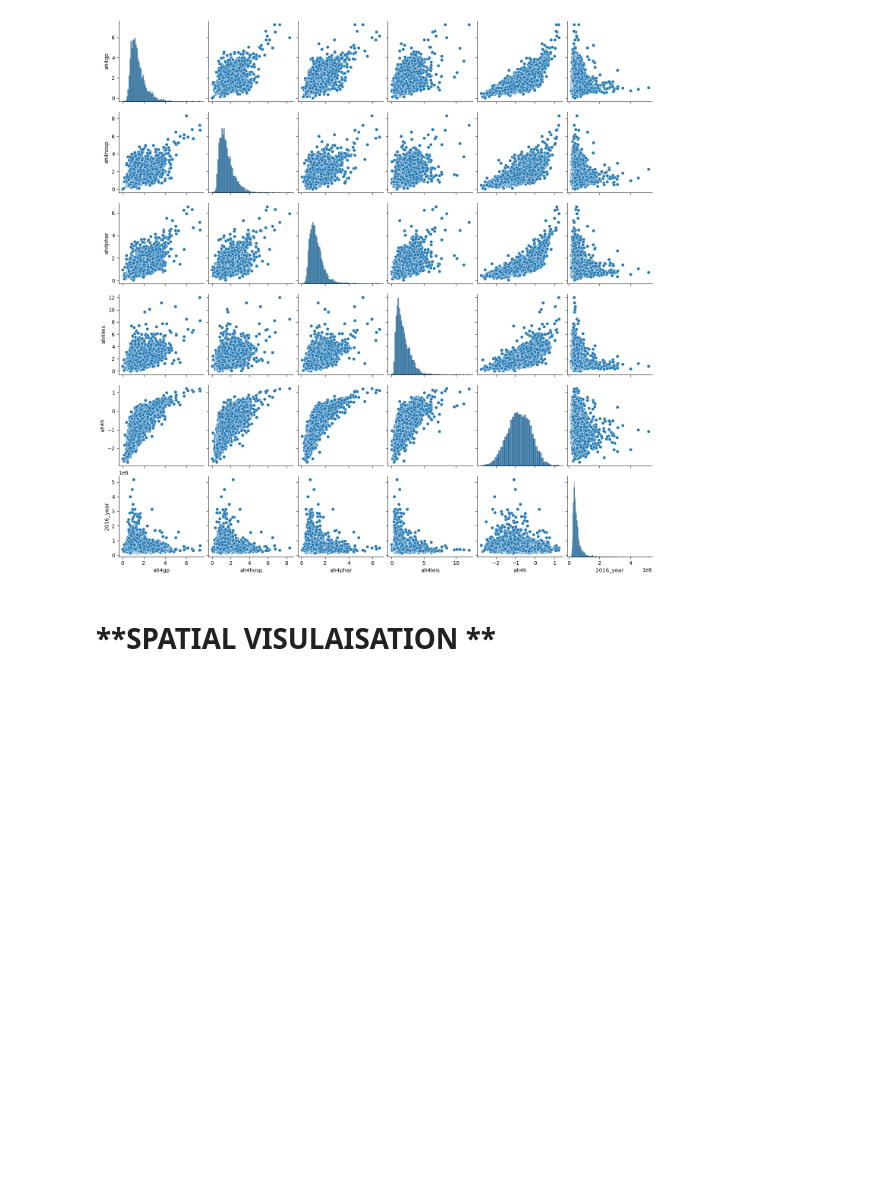
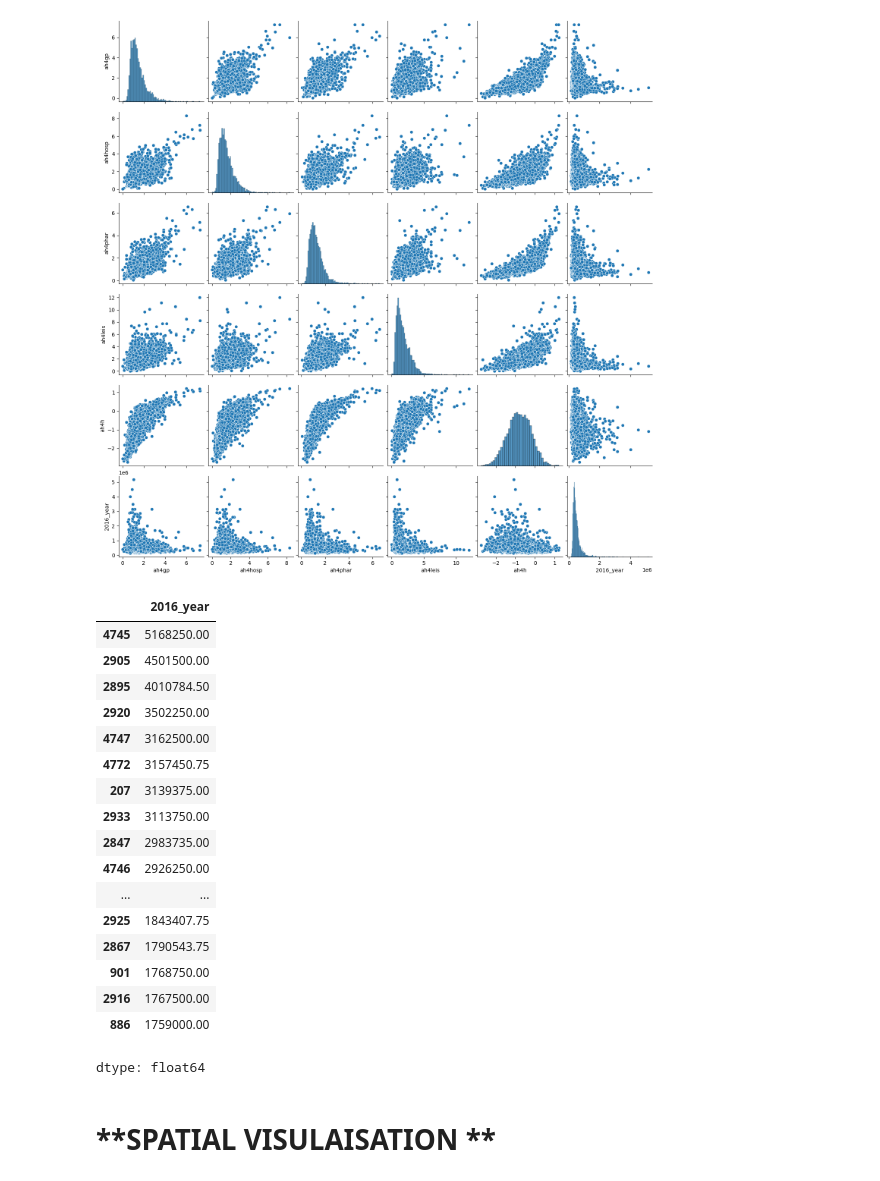
Before and after one commit to Jonathan-C-Barrett/GEOG5990M, a Jupyter notebook: GEOG5003M_Final_Project_template.ipynb, the cells around one changed output. Drawn from its saved outputs; the diff is of its cells as text; code cells hidden in the pictures; blank space fills up the shorter version.

```diff
--- a/GEOG5003M_Final_Project_template.ipynb
+++ b/GEOG5003M_Final_Project_template.ipynb
@@ -268,7 +297,7 @@ health_prop.isnull().sum()
 dtype: int64
 # %%
 #remove duplicated and unneccessary columns from Data base
-health_prop_clean = health_prop.drop(columns=['Code', 'Area', 'LSOA11NM', 'LSOA11CD', 'ObjectId','LAD22NMW','mean'])
+health_prop_clean = health_prop.drop(columns=['Code', 'Area', 'LSOA11NM', 'LSOA11CD', 'ObjectId','LAD22NMW'])
 health_prop_clean.head()
 # %% [output]
 |  | LSOA21CD | ah4dent | ah4gp | ah4hosp | ah4phar | ah4leis | ah4h | Year ending Mar 2016 | ... |
@@ -303,6 +333,28 @@ sns.pairplot(health_prop_clean[['ah4gp', 'ah4hosp', 'ah4phar', 'ah4leis', 'ah4h'
 # %% [output]
 <seaborn.axisgrid.PairGrid at 0x...>
 [figure]
+# %%
+#check for outliers observed in pairplot
+health_prop_clean['2016_year'].nlargest(n=50)
+# %% [output]
+|  | 2016_year |
+| 4745 | 5168250.00 |
+| 2905 | 4501500.00 |
+| 2895 | 4010784.50 |
+| 2920 | 3502250.00 |
+| 4747 | 3162500.00 |
+| 4772 | 3157450.75 |
+| 207 | 3139375.00 |
+| 2933 | 3113750.00 |
+| 2847 | 2983735.00 |
+| 4746 | 2926250.00 |
+| ... | ... |
+| 2925 | 1843407.75 |
+| 2867 | 1790543.75 |
+| 901 | 1768750.00 |
+| 2916 | 1767500.00 |
+| 886 | 1759000.00 |
+dtype: float64
 # %% [markdown]
 # **SPATIAL VISULAISATION **
 # %%
```
Also changed, not shown: parts of 10 cells of this notebook.
